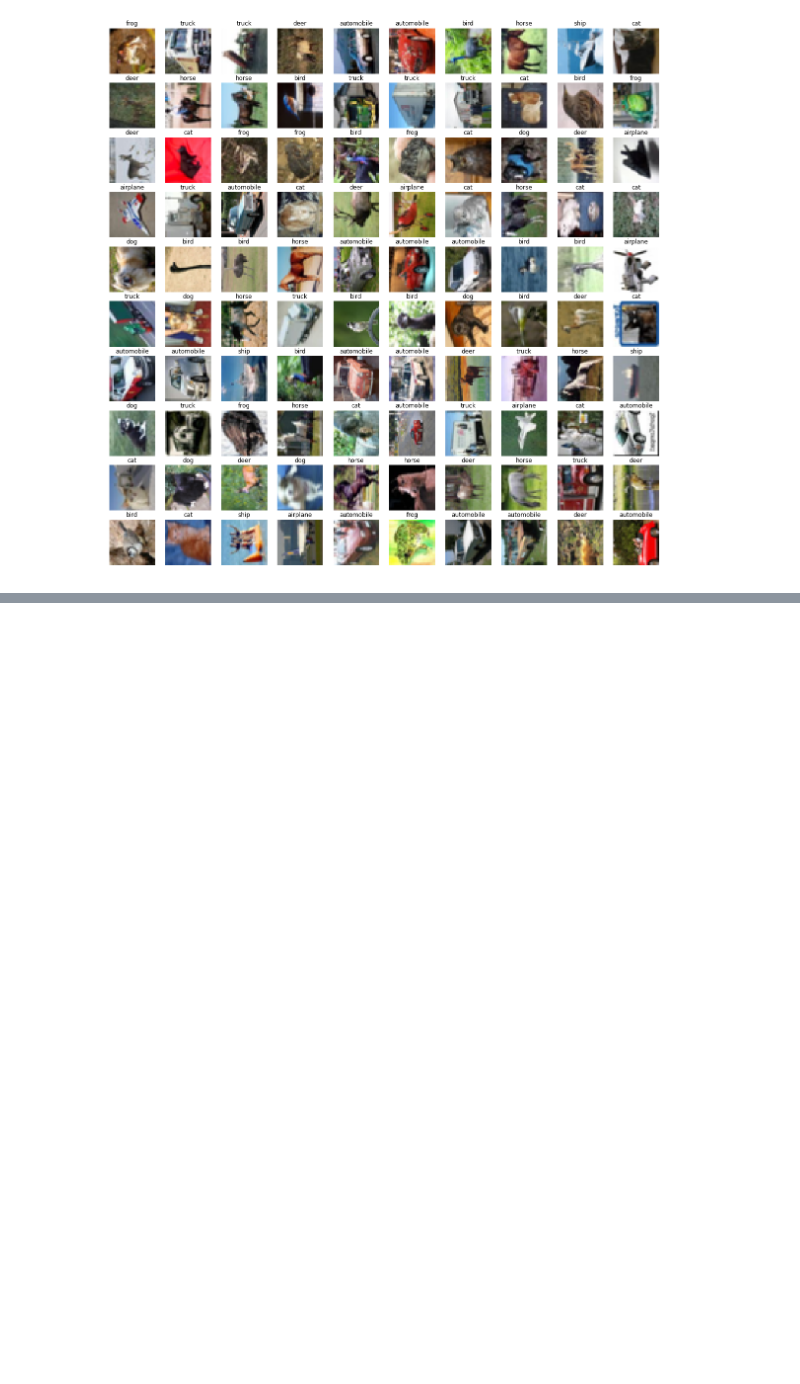
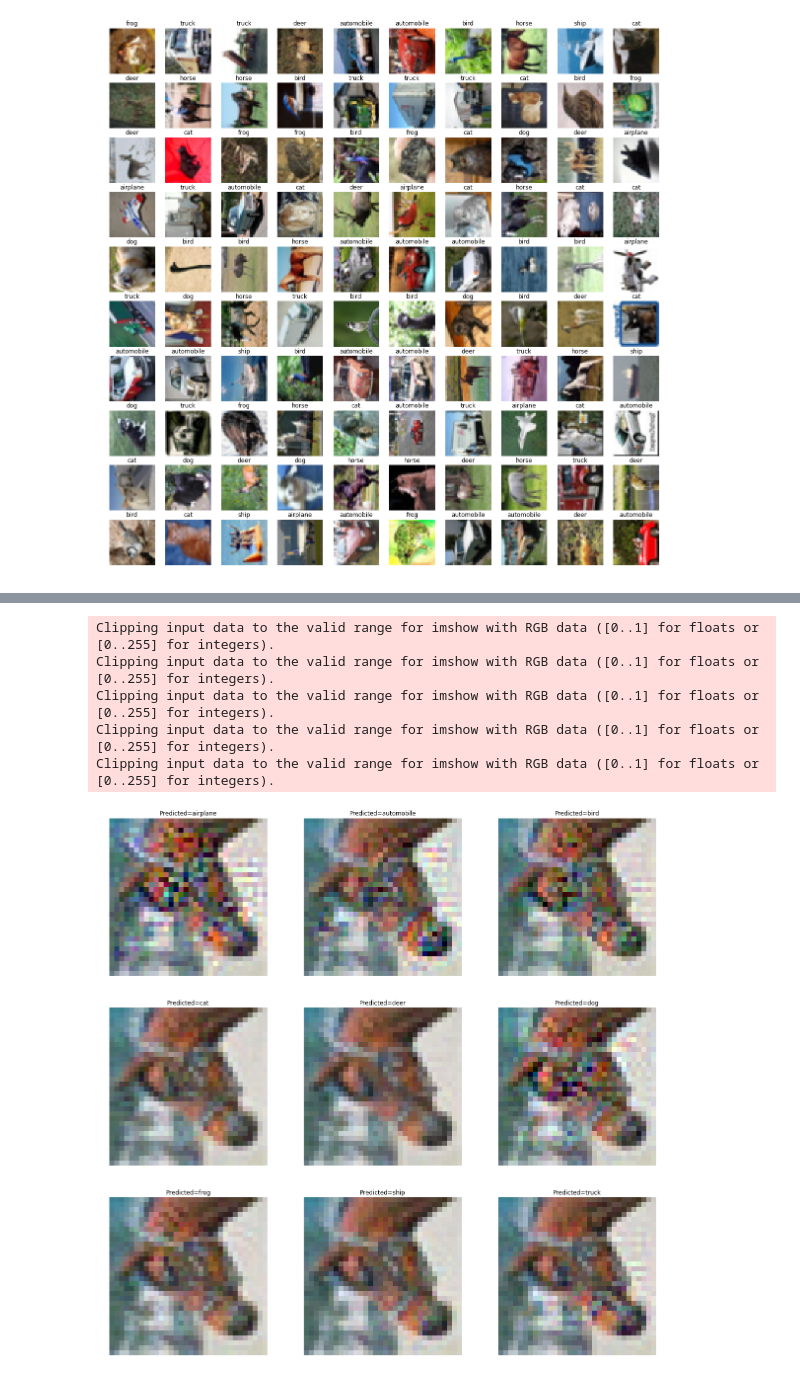
Before and after one commit to piyush01123/Breaking-Convnets, a Jupyter notebook: Breaking Convnets - Part 2.ipynb, the cells around one changed output, grey strips where cells are left out. Saved outputs shown, nothing was run; the diff lists cells and outputs as text; code cells hidden in the pictures; blank space fills up the shorter version.

```diff
--- a/Breaking Convnets - Part 2.ipynb
+++ b/Breaking Convnets - Part 2.ipynb
@@ -69,0 +104,26 @@ Epoch 2/100
+# %%
+def create_fake_(i):
+    print('Creating fake %s' %label_names[i])
+    horse_ = horse_copy.copy()
+    horse_ = np.expand_dims(horse_, axis = 0)
+    min_perturbed = np.clip(horse_-0.01, 0, 1)
+    max_perturbed = np.clip(horse_+0.01, 0, 1)
+    input_layer = mymodel.layers[0].input
+    output_layer = mymodel.layers[-1].output
+    cost_fn = output_layer[0, i]
+    grad_fn = tf.keras.backend.gradients(cost_fn, input_layer)[0]
+    get_cost_and_grads = tf.keras.backend.function(inputs = [input_layer, tf.keras.backend.learning_phase()], outputs = [cost_fn, grad_fn])
+    lr = 0.1
+    cost = 0.0
+    while cost<0.8:
+        cost, grads = get_cost_and_grads([horse_, 0])
+        print('Cost = %s' %cost)
+        horse_+=grads
+        np.clip(horse_, min_perturbed, max_perturbed)
+    return horse_[0]
+# %%
+fake_labels = list(range(10))
+fake_labels.remove(7)
+fakes =[]
+for label in fake_labels:
+    fakes.append(create_fake_(label))
@@ -69,0 +148,14 @@ Epoch 2/100
+# %%
+plt.figure(figsize=(20, 20))
+for i,fake in enumerate(fakes):
+    plt.subplot(3, 3, i+1)
+    plt.axis('off')
+    plt.imshow(fake)
+    plt.title('Predicted=%s' %label_names[int(mymodel.predict_classes(np.expand_dims(fake, axis = 0)))])
+# %% [output]
+Clipping input data to the valid range for imshow with RGB data ([0..1] for floats or [0..255] for integers).
+Clipping input data to the valid range for imshow with RGB data ([0..1] for floats or [0..255] for integers).
+Clipping input data to the valid range for imshow with RGB data ([0..1] for floats or [0..255] for integers).
+Clipping input data to the valid range for imshow with RGB data ([0..1] for floats or [0..255] for integers).
+Clipping input data to the valid range for imshow with RGB data ([0..1] for floats or [0..255] for integers).
+[figure, added]
```
Also changed, not shown: parts of 6 cells of this notebook.
